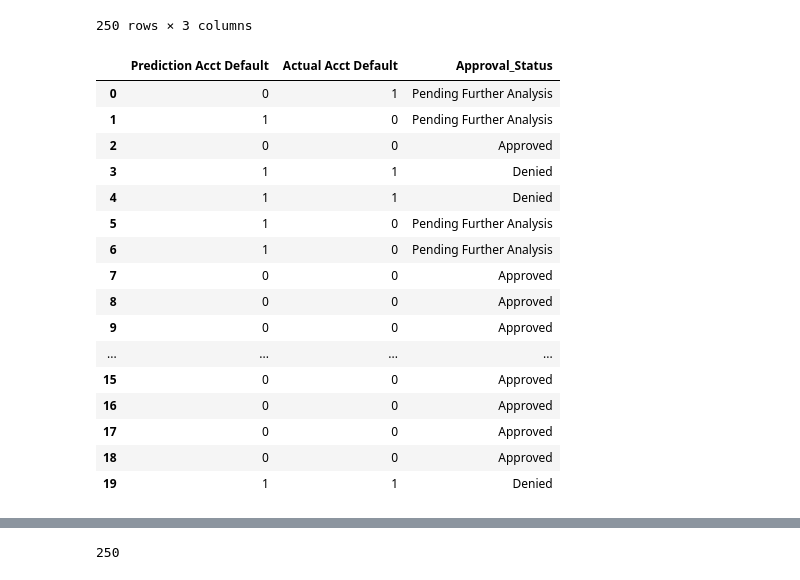
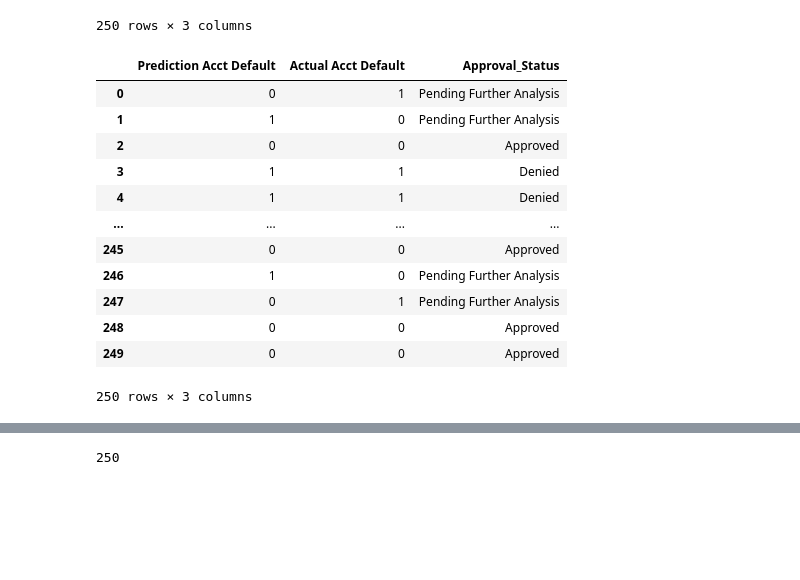
Before and after one commit to ARMcK-hub/CreditCrunch, a Jupyter notebook: Final_Project/1_NeuralNetworkTensorflow_creditDefault_Model.ipynb, the cells around one changed output, grey strips where cells are left out. Saved outputs shown, nothing was run; the diff lists cells and outputs as text; code cells hidden in the pictures; blank space fills up the shorter version.

```diff
--- a/Final_Project/1_NeuralNetworkTensorflow_creditDefault_Model.ipynb
+++ b/Final_Project/1_NeuralNetworkTensorflow_creditDefault_Model.ipynb
@@ -239,25 +239,21 @@ def Approval_Status(c):
         return 'Pending Further Analysis'
 # %%
 approval_df["Approval_Status"] =approval_df.apply(Approval_Status,axis=1)
-approval_df.head(20)
+approval_df
 # %% [output]
 |  | Prediction Acct Default | Actual Acct Default | Approval_Status |
 | 0 | 0 | 1 | Pending Further Analysis |
 | 1 | 1 | 0 | Pending Further Analysis |
 | 2 | 0 | 0 | Approved |
 | 3 | 1 | 1 | Denied |
 | 4 | 1 | 1 | Denied |
-| 5 | 1 | 0 | Pending Further Analysis |
-| 6 | 1 | 0 | Pending Further Analysis |
-| 7 | 0 | 0 | Approved |
-| 8 | 0 | 0 | Approved |
-| 9 | 0 | 0 | Approved |
 | ... | ... | ... | ... |
-| 15 | 0 | 0 | Approved |
-| 16 | 0 | 0 | Approved |
-| 17 | 0 | 0 | Approved |
-| 18 | 0 | 0 | Approved |
-| 19 | 1 | 1 | Denied |
+| 245 | 0 | 0 | Approved |
+| 246 | 1 | 0 | Pending Further Analysis |
+| 247 | 0 | 1 | Pending Further Analysis |
+| 248 | 0 | 0 | Approved |
+| 249 | 0 | 0 | Approved |
+250 rows × 3 columns
 # %%
 statusValueCount= approval_df["Approval_Status"].value_counts()
 statusValueCount
```
Also changed, not shown: parts of 13 cells of this notebook.
